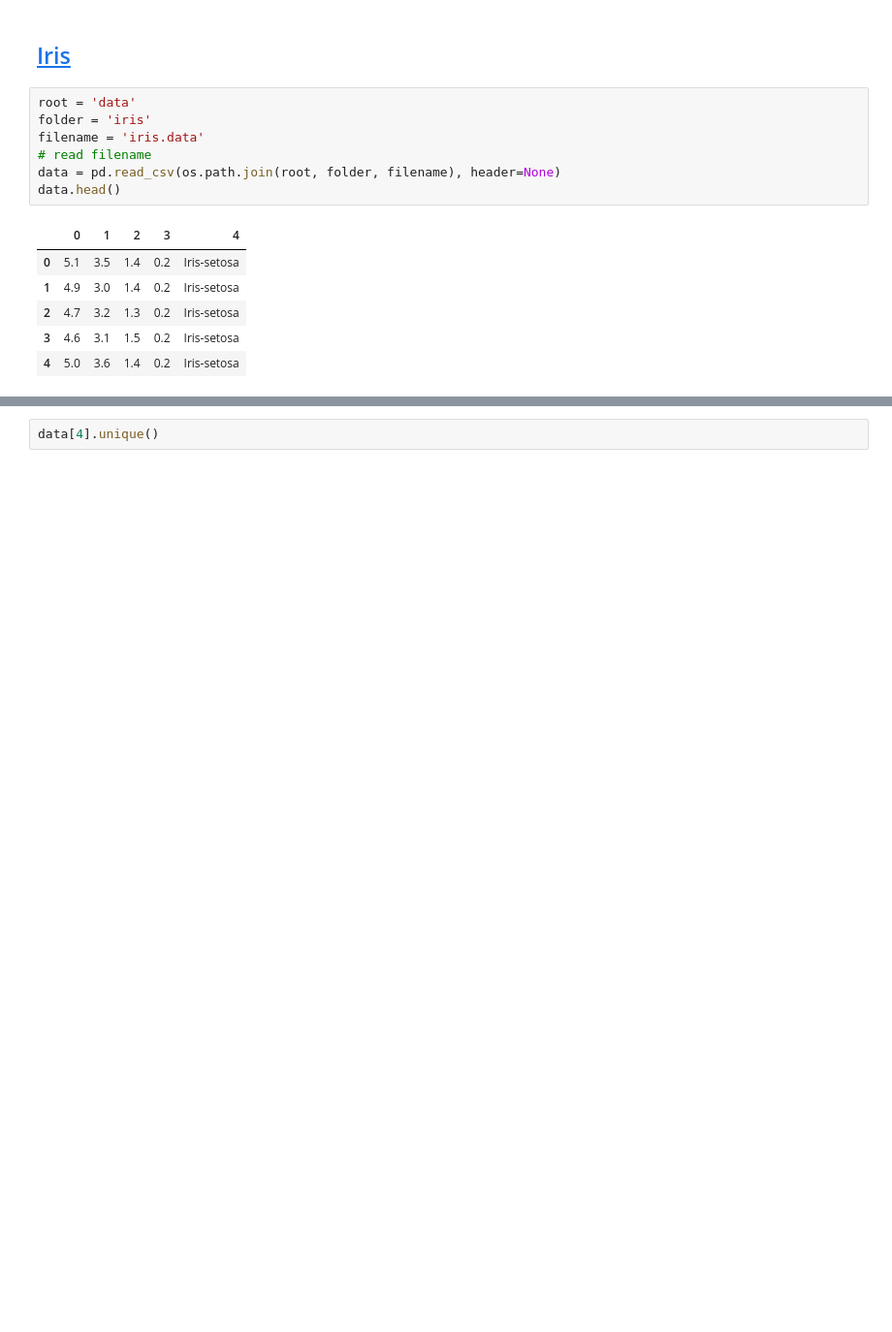
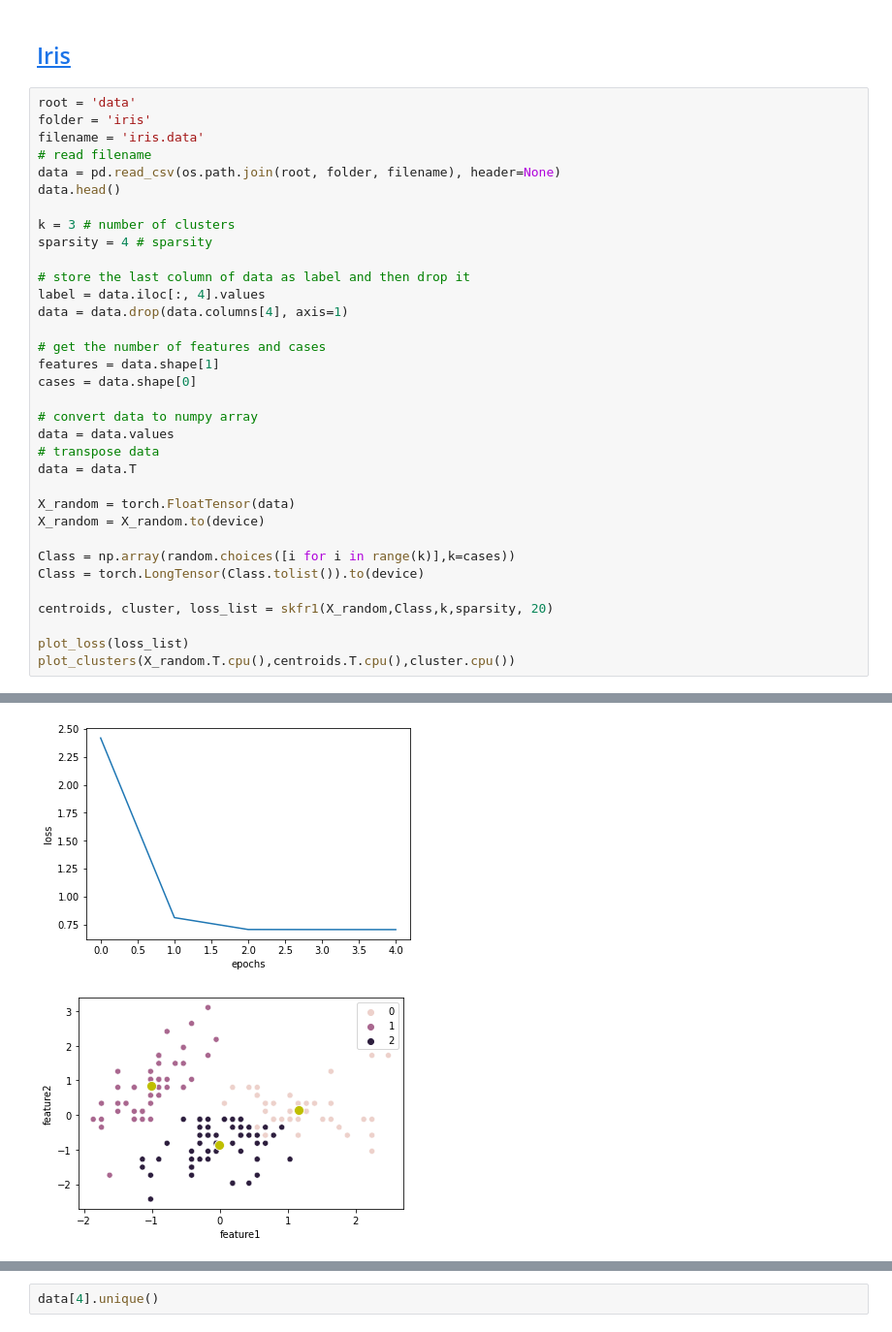
Before and after one commit to OmkarMehta/sparse-kmeans-feature-ranking, a Jupyter notebook: skfr.ipynb, the cells around one changed output, grey strips where cells are left out. Shown at 97% size. Drawn from its saved outputs; the diff is of its cells as text; blank space fills up the shorter version.

Commit message:
skfr1 on iris

```diff
--- a/skfr.ipynb
+++ b/skfr.ipynb
@@ -429,17 +429,38 @@ Iteration: 10 Loss: 2.722106695175171
 [figure]
 # %% [markdown]
 ## [Iris](https://archive.ics.uci.edu/ml/datasets/iris)
-# %%
-root = 'data'
-folder = 'iris'
-filename = 'iris.data'
-# read filename
-data = pd.read_csv(os.path.join(root, folder, filename), header=None)
-data.head()
-# %% [output]
-|  | 0 | 1 | 2 | 3 | 4 |
-| 0 | 5.1 | 3.5 | 1.4 | 0.2 | Iris-setosa |
-| 1 | 4.9 | 3.0 | 1.4 | 0.2 | Iris-setosa |
-| 2 | 4.7 | 3.2 | 1.3 | 0.2 | Iris-setosa |
-| 3 | 4.6 | 3.1 | 1.5 | 0.2 | Iris-setosa |
-| 4 | 5.0 | 3.6 | 1.4 | 0.2 | Iris-setosa |
+# %%
+root = 'data'
+folder = 'iris'
+filename = 'iris.data'
+# read filename
+data = pd.read_csv(os.path.join(root, folder, filename), header=None)
+data.head()
+
+k = 3 # number of clusters
+sparsity = 4 # sparsity
+
+# store the last column of data as label and then drop it
+label = data.iloc[:, 4].values
+data = data.drop(data.columns[4], axis=1)
+
+# get the number of features and cases
+features = data.shape[1]
+cases = data.shape[0]
+
+# convert data to numpy array
+data = data.values
+# transpose data
+data = data.T
+
+X_random = torch.FloatTensor(data)
+X_random = X_random.to(device)
+
+Class = np.array(random.choices([i for i in range(k)],k=cases))
+Class = torch.LongTensor(Class.tolist()).to(device)
+
+centroids, cluster, loss_list = skfr1(X_random,Class,k,sparsity, 20)
+
+plot_loss(loss_list)
+plot_clusters(X_random.T.cpu(),centroids.T.cpu(),cluster.cpu())
+# %% [output]
@@ -445,0 +472,2 @@ data.head()
+[figure, added]
+[figure, added]
```
Also changed, not shown: parts of 2 cells of this notebook.
